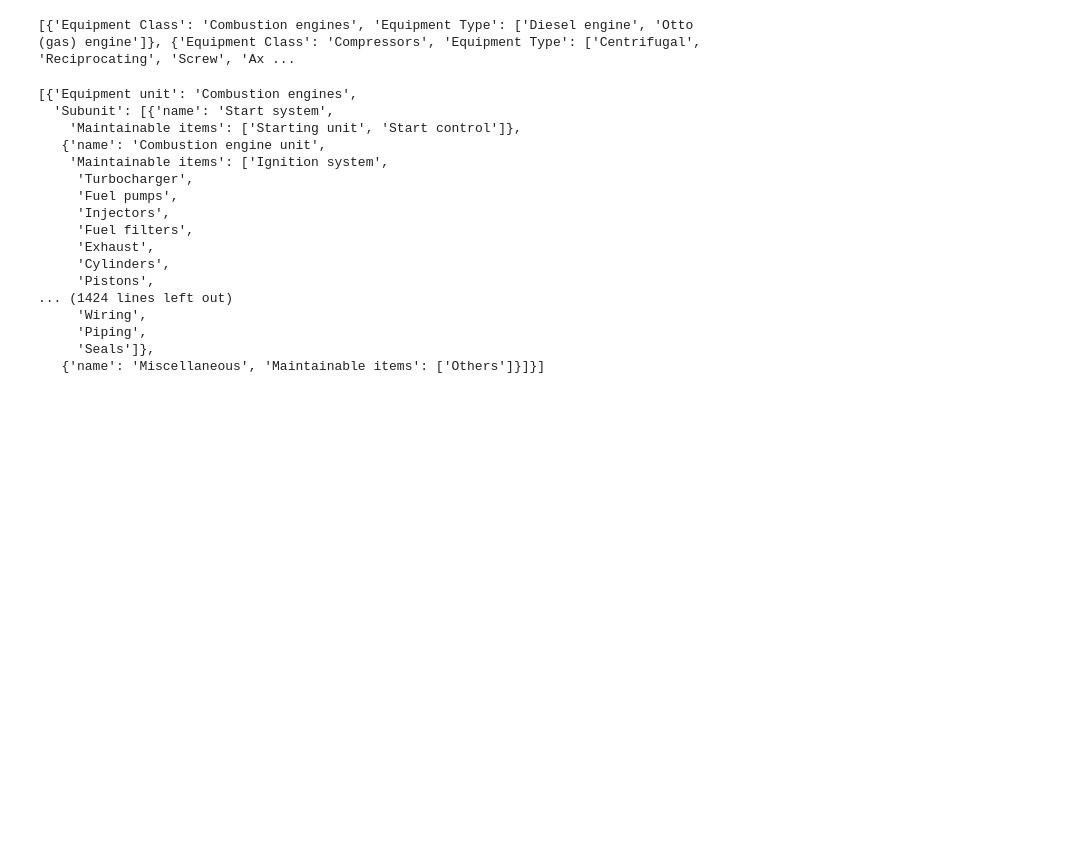
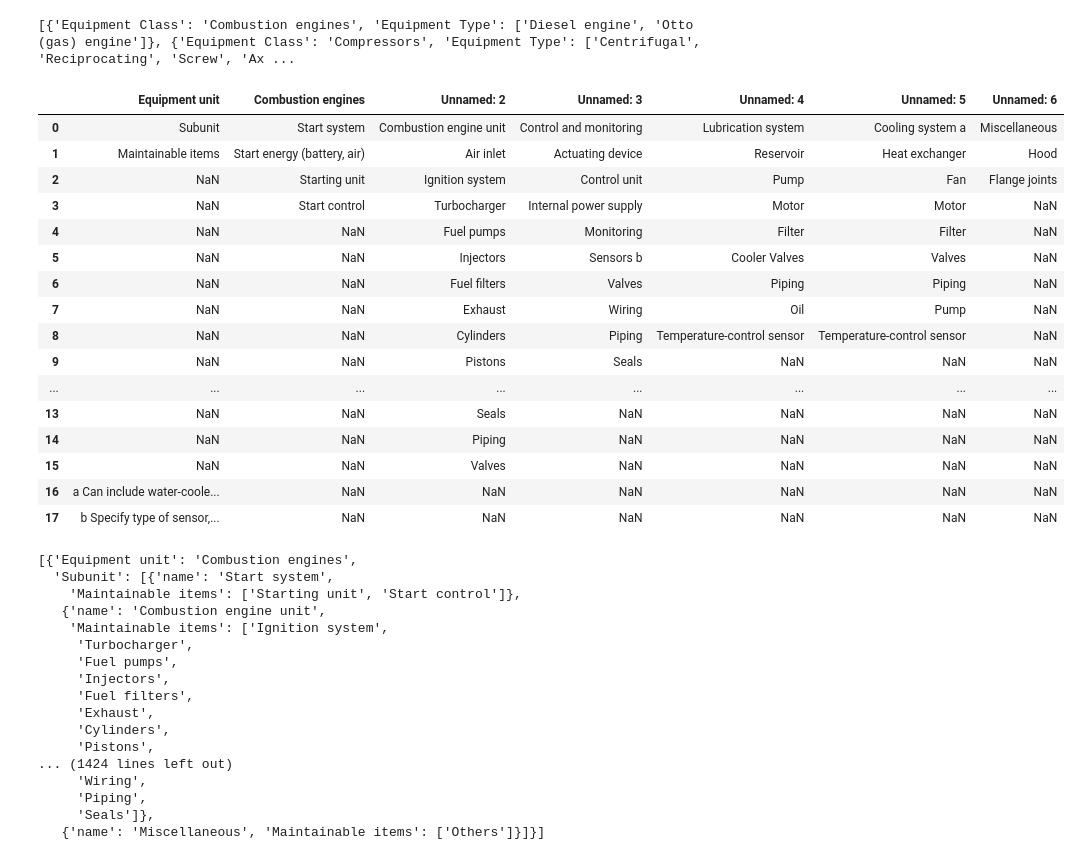
Before and after one commit to chrisconstant/Auto-Q, a Jupyter notebook: fmea_recommender/failure_mode_classification_iso/tables/create_equipmentclass2category.ipynb, the cells around one changed output. Saved outputs shown, nothing was run; the diff lists cells and outputs as text; code cells hidden in the pictures; blank space fills up the shorter version.

```diff
--- a/fmea_recommender/failure_mode_classification_iso/tables/create_equipmentclass2category.ipynb
+++ b/fmea_recommender/failure_mode_classification_iso/tables/create_equipmentclass2category.ipynb
@@ -131,6 +137,26 @@ json_file_path = 'iso_equipment_unit_subunit.json'
 # Write the list of dictionaries to the JSON file
 with open(json_file_path, 'w') as json_file:
     json.dump(iso_equipment_unit_items, json_file, indent=4)
+# %%
+dfs[0]
+# %% [output]
+|  | Equipment unit | Combustion engines | Unnamed: 2 | Unnamed: 3 | Unnamed: 4 | Unnamed: 5 | Unnamed: 6 |
+| 0 | Subunit | Start system | Combustion engine unit | Control and monitoring | Lubrication system | Cooling system a | Miscellaneous |
+| 1 | Maintainable items | Start energy (battery, air) | Air inlet | Actuating device | Reservoir | Heat exchanger | Hood |
+| 2 | NaN | Starting unit | Ignition system | Control unit | Pump | Fan | Flange joints |
+| 3 | NaN | Start control | Turbocharger | Internal power supply | Motor | Motor | NaN |
+| 4 | NaN | NaN | Fuel pumps | Monitoring | Filter | Filter | NaN |
+| 5 | NaN | NaN | Injectors | Sensors b | Cooler Valves | Valves | NaN |
+| 6 | NaN | NaN | Fuel filters | Valves | Piping | Piping | NaN |
+| 7 | NaN | NaN | Exhaust | Wiring | Oil | Pump | NaN |
+| 8 | NaN | NaN | Cylinders | Piping | Temperature-control sensor | Temperature-control sensor | NaN |
+| 9 | NaN | NaN | Pistons | Seals | NaN | NaN | NaN |
+| ... | ... | ... | ... | ... | ... | ... | ... |
+| 13 | NaN | NaN | Seals | NaN | NaN | NaN | NaN |
+| 14 | NaN | NaN | Piping | NaN | NaN | NaN | NaN |
+| 15 | NaN | NaN | Valves | NaN | NaN | NaN | NaN |
+| 16 | a Can include water-coole... | NaN | NaN | NaN | NaN | NaN | NaN |
+| 17 | b Specify type of sensor,... | NaN | NaN | NaN | NaN | NaN | NaN |
 # %%
 iso_equipment_unit_items
 # %% [output]
```
Also changed, not shown: parts of 1 cell of this notebook, 3 other files.
